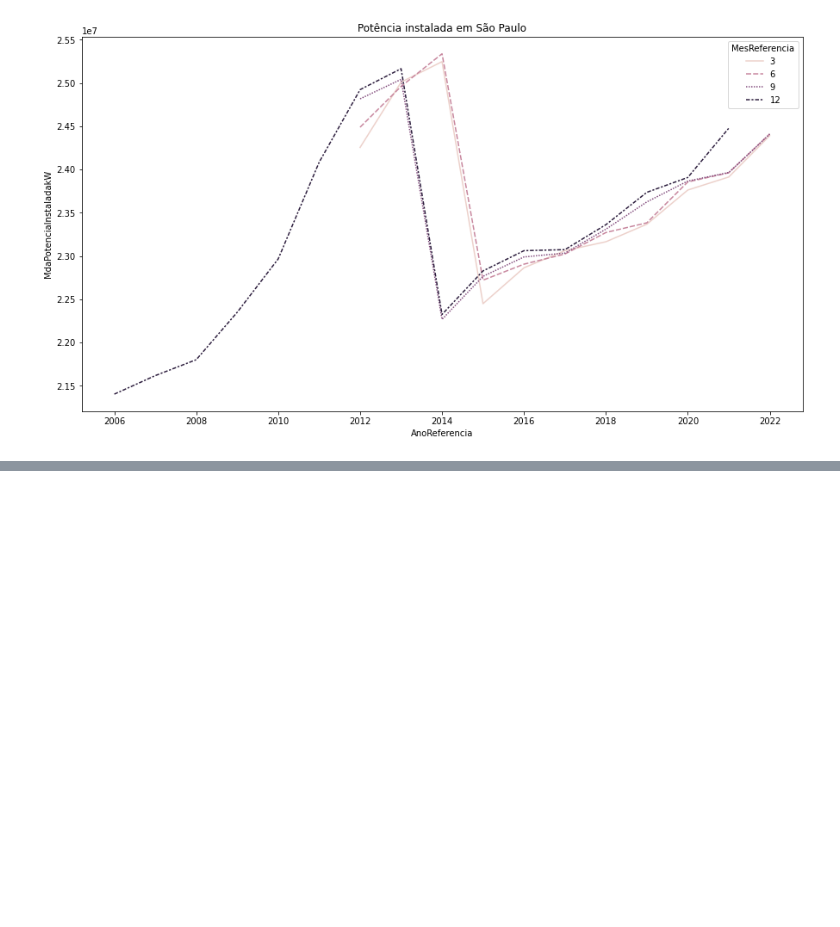
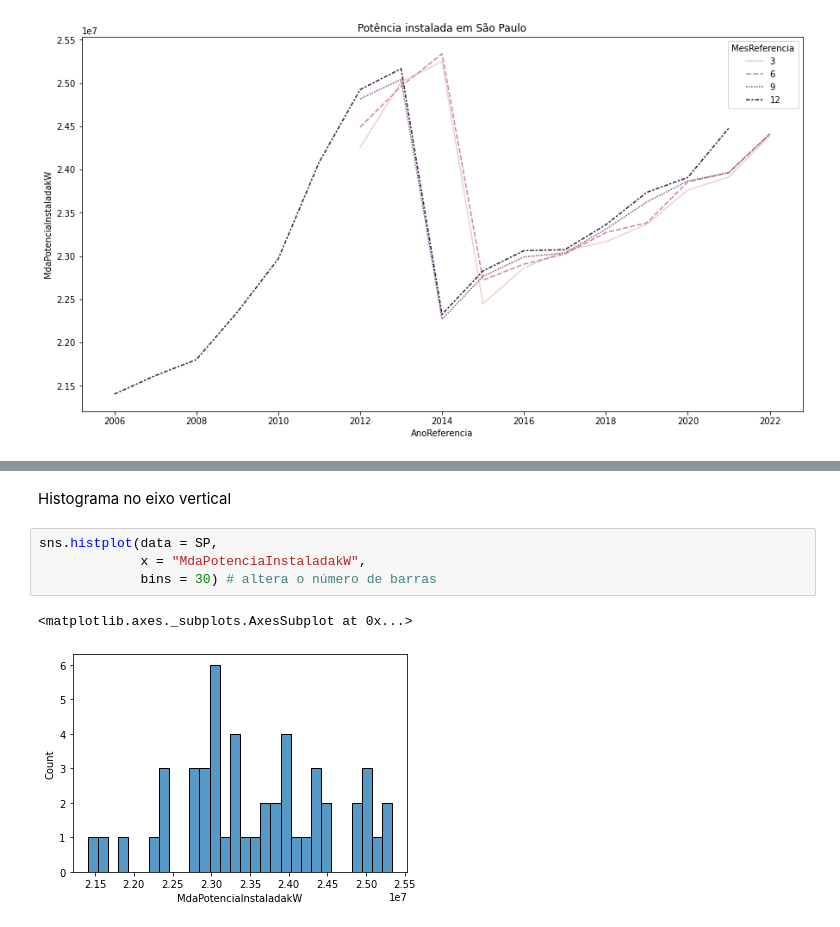
Before and after one commit to Daniellucasgonzaga/Trabalho_Final_BCC19, a Jupyter notebook: TrabalhoFinal.ipynb, the cells around one changed output, grey strips where cells are left out. Drawn from its saved outputs; the diff is of its cells as text; blank space fills up the shorter version.

```diff
--- a/TrabalhoFinal.ipynb
+++ b/TrabalhoFinal.ipynb
@@ -133,0 +163,9 @@ line1.figure.set_size_inches(15, 8)                                # altera tama
+# %% [markdown]
+Histograma no eixo vertical
+# %%
+sns.histplot(data = SP,
+             x = "MdaPotenciaInstaladakW",
+             bins = 30) # altera o número de barras
+# %% [output]
+<matplotlib.axes._subplots.AxesSubplot at 0x...>
+[figure, added]
```
Also changed, not shown: parts of 19 cells of this notebook.
